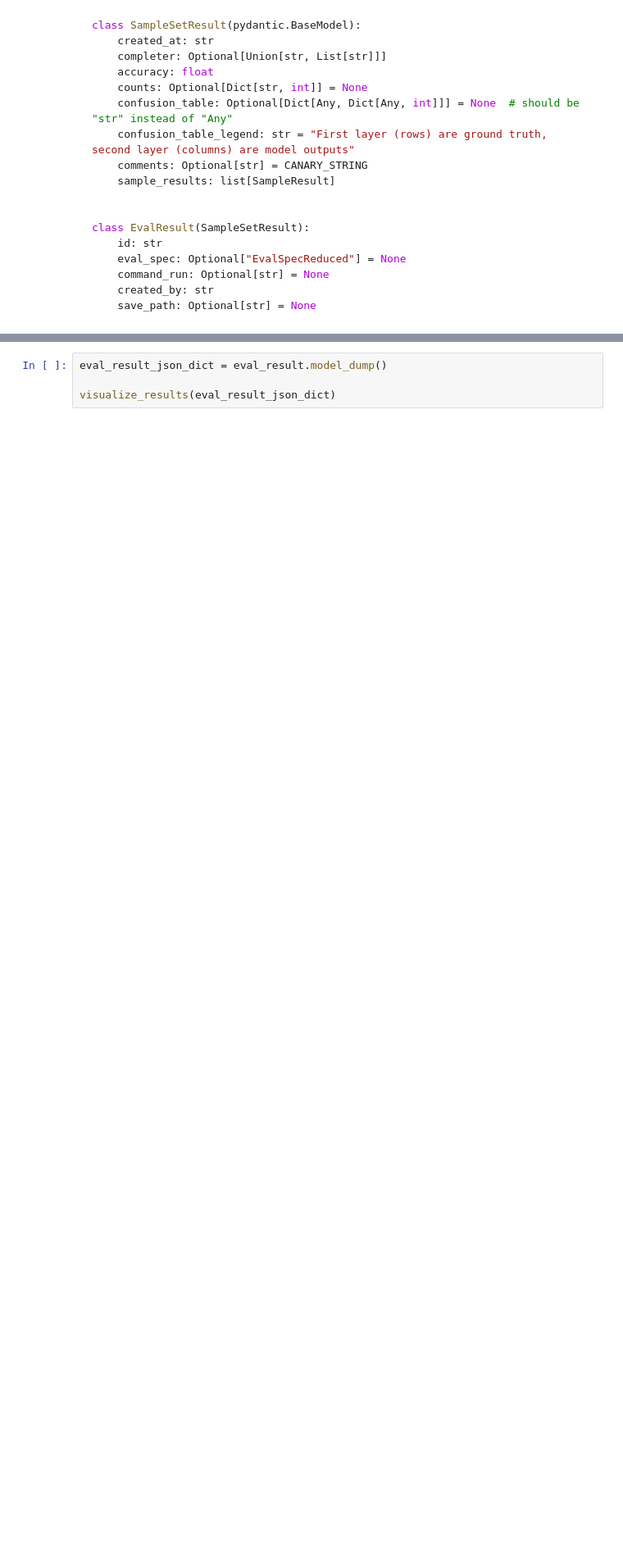
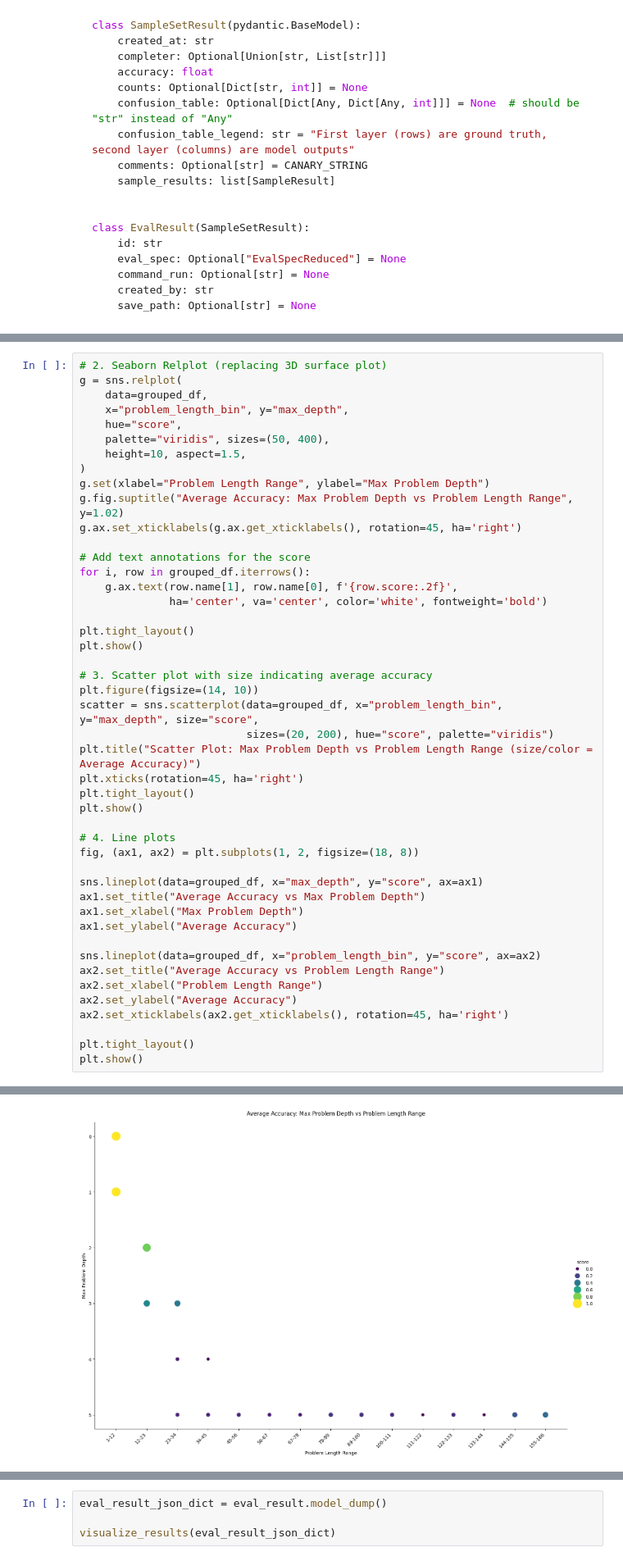
Before and after one commit to b-schoen/gpt_from_scratch, a Jupyter notebook: gpt_from_scratch/evals/example_eval.ipynb, the cells around one changed output, grey strips where cells are left out. Shown at 82% size. Saved outputs shown, nothing was run; the diff lists cells and outputs as text; blank space fills up the shorter version.

```diff
--- a/gpt_from_scratch/evals/example_eval.ipynb
+++ b/gpt_from_scratch/evals/example_eval.ipynb
@@ -811,0 +624,47 @@ print(eval_result.model_dump_json(indent=2))
+# %%
+# 2. Seaborn Relplot (replacing 3D surface plot)
+g = sns.relplot(
+    data=grouped_df,
+    x="problem_length_bin", y="max_depth",
+    hue="score",
+    palette="viridis", sizes=(50, 400),
+    height=10, aspect=1.5,
+)
+g.set(xlabel="Problem Length Range", ylabel="Max Problem Depth")
+g.fig.suptitle("Average Accuracy: Max Problem Depth vs Problem Length Range", y=1.02)
+g.ax.set_xticklabels(g.ax.get_xticklabels(), rotation=45, ha='right')
+
+# Add text annotations for the score
+for i, row in grouped_df.iterrows():
+    g.ax.text(row.name[1], row.name[0], f'{row.score:.2f}',
+              ha='center', va='center', color='white', fontweight='bold')
+
+plt.tight_layout()
+plt.show()
+
+# 3. Scatter plot with size indicating average accuracy
+plt.figure(figsize=(14, 10))
+scatter = sns.scatterplot(data=grouped_df, x="problem_length_bin", y="max_depth", size="score",
+                          sizes=(20, 200), hue="score", palette="viridis")
+plt.title("Scatter Plot: Max Problem Depth vs Problem Length Range (size/color = Average Accuracy)")
+plt.xticks(rotation=45, ha='right')
+plt.tight_layout()
+plt.show()
+
+# 4. Line plots
+fig, (ax1, ax2) = plt.subplots(1, 2, figsize=(18, 8))
+
+sns.lineplot(data=grouped_df, x="max_depth", y="score", ax=ax1)
+ax1.set_title("Average Accuracy vs Max Problem Depth")
+ax1.set_xlabel("Max Problem Depth")
+ax1.set_ylabel("Average Accuracy")
+
+sns.lineplot(data=grouped_df, x="problem_length_bin", y="score", ax=ax2)
+ax2.set_title("Average Accuracy vs Problem Length Range")
+ax2.set_xlabel("Problem Length Range")
+ax2.set_ylabel("Average Accuracy")
+ax2.set_xticklabels(ax2.get_xticklabels(), rotation=45, ha='right')
+
+plt.tight_layout()
+plt.show()
+# %% [output]
@@ -812,3 +672,4 @@ print(eval_result.model_dump_json(indent=2))
+[figure, added]
 # %%
 # visualize some results (courtest of claude)
 import json
```
Also changed, not shown: parts of 14 cells of this notebook, 5 other files.
